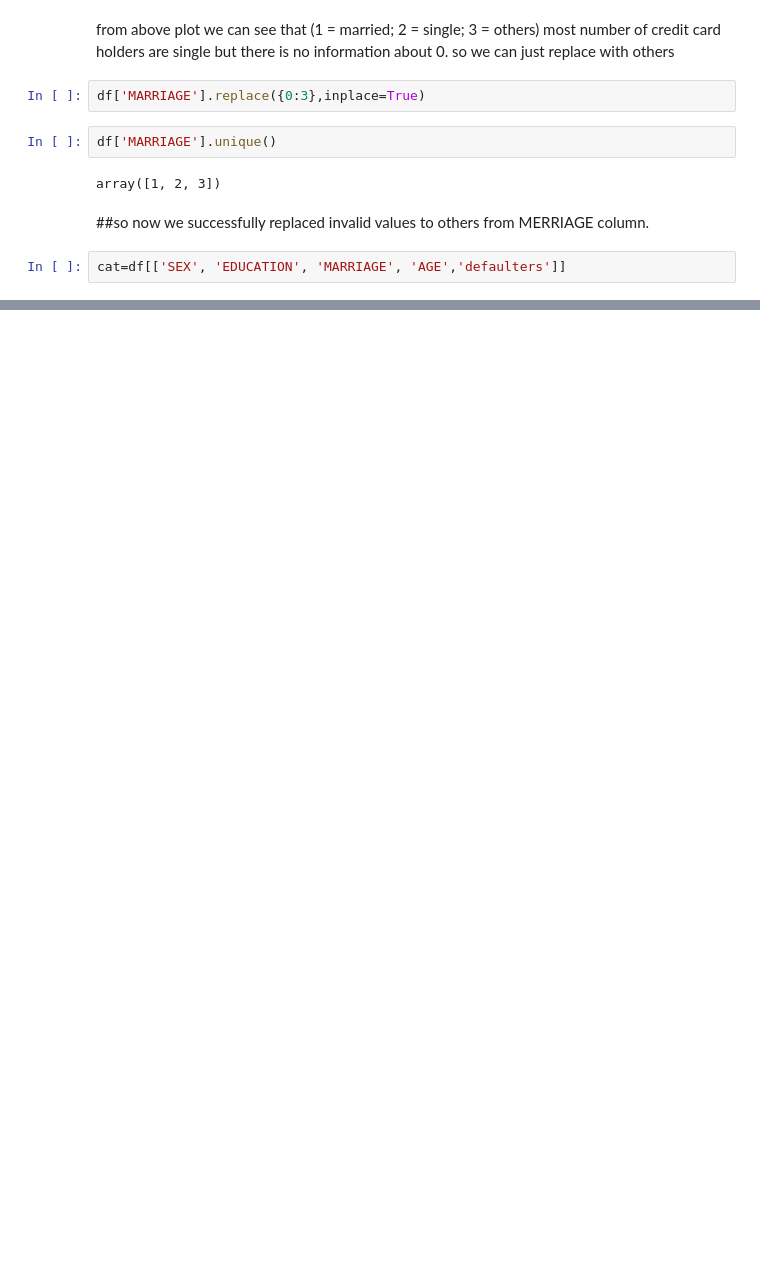
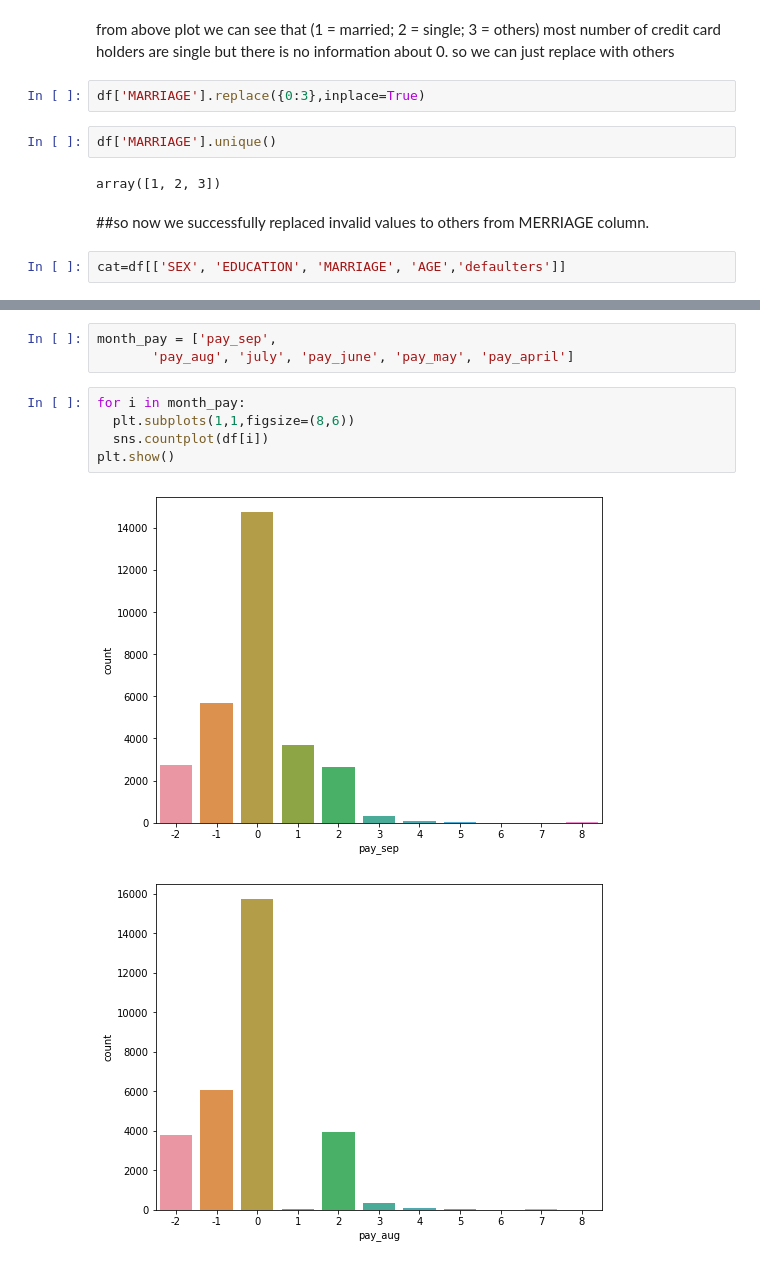
Before and after one commit to IfrazQazi/Credit-Card-Default-Prediction, a Jupyter notebook: Credit_Card_Default_Prediction.ipynb, the cells around one changed output, grey strips where cells are left out. Cells and saved outputs as stored; diff of their text form; blank space fills up the shorter version.

```diff
--- a/Credit_Card_Default_Prediction.ipynb
+++ b/Credit_Card_Default_Prediction.ipynb
@@ -297,0 +316,11 @@ cat=df[['SEX', 'EDUCATION', 'MARRIAGE', 'AGE','defaulters']]
+# %%
+month_pay = ['pay_sep',
+       'pay_aug', 'july', 'pay_june', 'pay_may', 'pay_april']
+# %%
+for i in month_pay:
+  plt.subplots(1,1,figsize=(8,6))
+  sns.countplot(df[i])
+plt.show()
+# %% [output]
+[figure, added]
+[figure, added]
```
Also changed, not shown: parts of 34 cells of this notebook.
